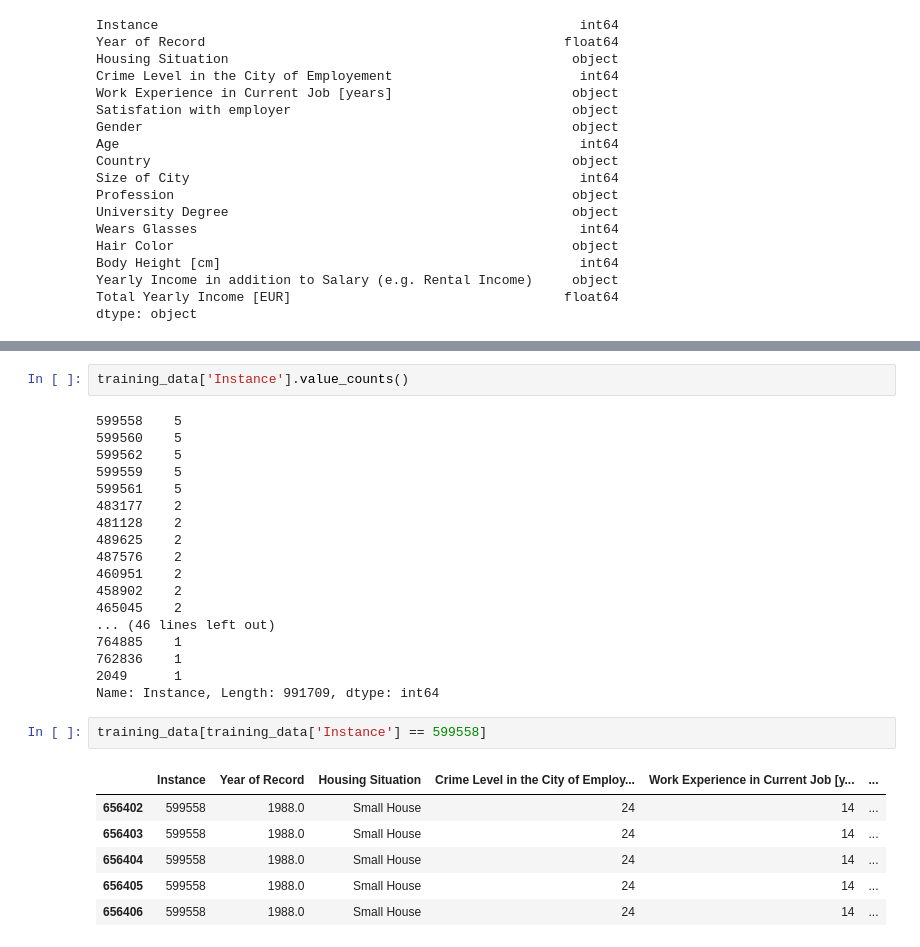
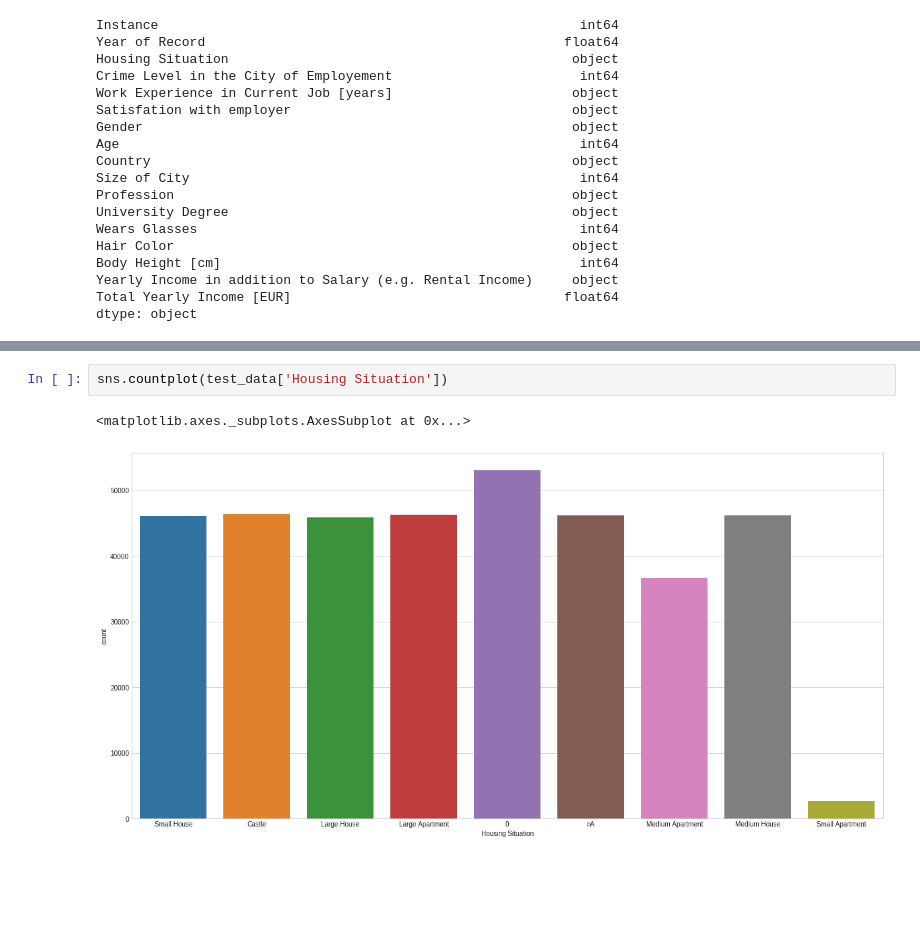
Before and after one commit to ZINAHAL/income_predictor_group_project_team203, a Jupyter notebook: main.ipynb, the cells around one changed output, grey strips where cells are left out. Cells and saved outputs as stored; diff of their text form; blank space fills up the shorter version.

```diff
--- a/main.ipynb
+++ b/main.ipynb
@@ -120,29 +71,5 @@ Name: Crime Level in the City of Employement, Length: 202, dtype: int64
-# %%
-training_data['Instance'].value_counts()
-# %% [output]
-599558    5
-599560    5
-599562    5
-599559    5
-599561    5
-483177    2
-481128    2
-489625    2
-487576    2
-460951    2
-458902    2
-465045    2
-... (46 lines left out)
-764885    1
-762836    1
-2049      1
-Name: Instance, Length: 991709, dtype: int64
-# %%
-training_data[training_data['Instance'] == 599558]
-# %% [output]
-|  | Instance | Year of Record | Housing Situation | Crime Level in the City of Employ... | Work Experience in Current Job [y... | ... |
-| 656402 | 599558 | 1988.0 | Small House | 24 | 14 | ... |
-| 656403 | 599558 | 1988.0 | Small House | 24 | 14 | ... |
-| 656404 | 599558 | 1988.0 | Small House | 24 | 14 | ... |
-| 656405 | 599558 | 1988.0 | Small House | 24 | 14 | ... |
-| 656406 | 599558 | 1988.0 | Small House | 24 | 14 | ... |
+# %%
+sns.countplot(test_data['Housing Situation'])
+# %% [output]
+<matplotlib.axes._subplots.AxesSubplot at 0x...>
+[figure, added]
```
Also changed, not shown: parts of 13 cells of this notebook, 1 other file.
